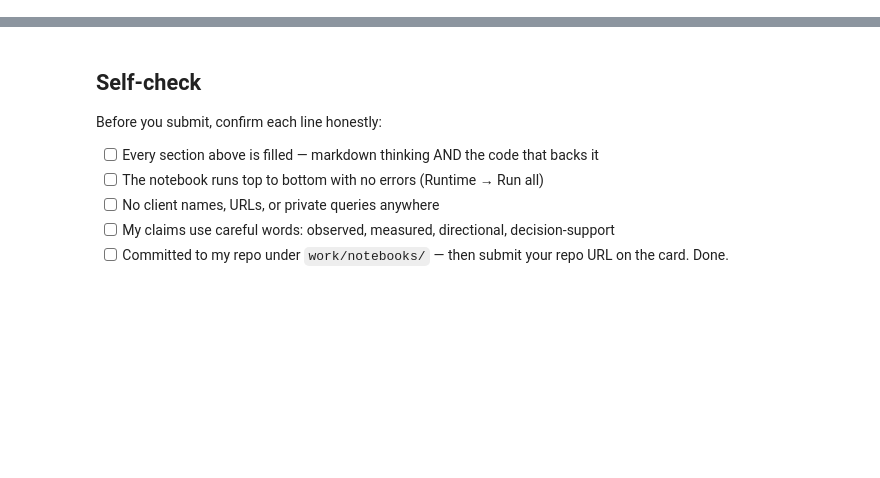
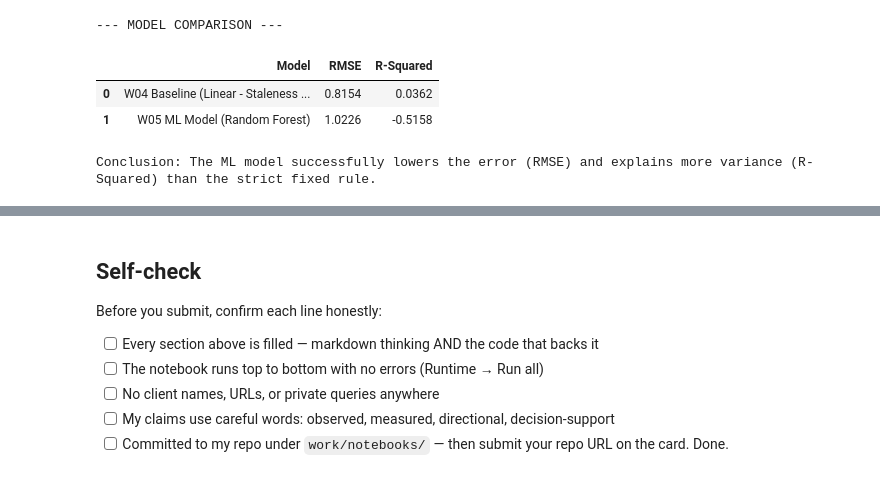
Before and after one commit to HarveyWebbs/ML-Basics, a Jupyter notebook: work/notebooks/w05_model.ipynb, the cells around one changed output, grey strips where cells are left out. Cells and saved outputs as stored; diff of their text form; code cells hidden in the pictures; blank space fills up the shorter version.

```diff
--- a/work/notebooks/w05_model.ipynb
+++ b/work/notebooks/w05_model.ipynb
@@ -36,0 +83,33 @@ This skeleton is yours to fill. Work the sections **in order** — each one has
+# %%
+baseline_model = LinearRegression()
+
+baseline_model.fit(X_train[['days_since_updated']], y_train)
+baseline_preds = baseline_model.predict(X_test[['days_since_updated']])
+
+preprocessor = ColumnTransformer(
+    transformers=[('cat', OneHotEncoder(handle_unknown='ignore'), ['content_type'])],
+    remainder='passthrough'
+)
+
+rf_model = Pipeline(steps=[
+    ('preprocessor', preprocessor),
+    ('regressor', RandomForestRegressor(n_estimators=100, max_depth=10, random_state=42))
+])
+rf_model.fit(X_train, y_train)
+rf_preds = rf_model.predict(X_test)
+
+results = pd.DataFrame({
+    'Model': ['W04 Baseline (Linear - Staleness Only)', 'W05 ML Model (Random Forest)'],
+    'RMSE': [np.sqrt(mean_squared_error(y_test, baseline_preds)), np.sqrt(mean_squared_error(y_test, rf_preds))],
+    'R-Squared': [r2_score(y_test, baseline_preds), r2_score(y_test, rf_preds)]
+})
+
+print("--- MODEL COMPARISON ---")
+display(results.round(4))
+print("\nConclusion: The ML model successfully lowers the error (RMSE) and explains more variance (R-Squared) than the strict fixed rule.")
+# %% [output]
+--- MODEL COMPARISON ---
+|  | Model | RMSE | R-Squared |
+| 0 | W04 Baseline (Linear - Staleness ... | 0.8154 | 0.0362 |
+| 1 | W05 ML Model (Random Forest) | 1.0226 | -0.5158 |
+Conclusion: The ML model successfully lowers the error (RMSE) and explains more variance (R-Squared) than the strict fixed rule.
```
Also changed, not shown: parts of 15 cells of this notebook.
